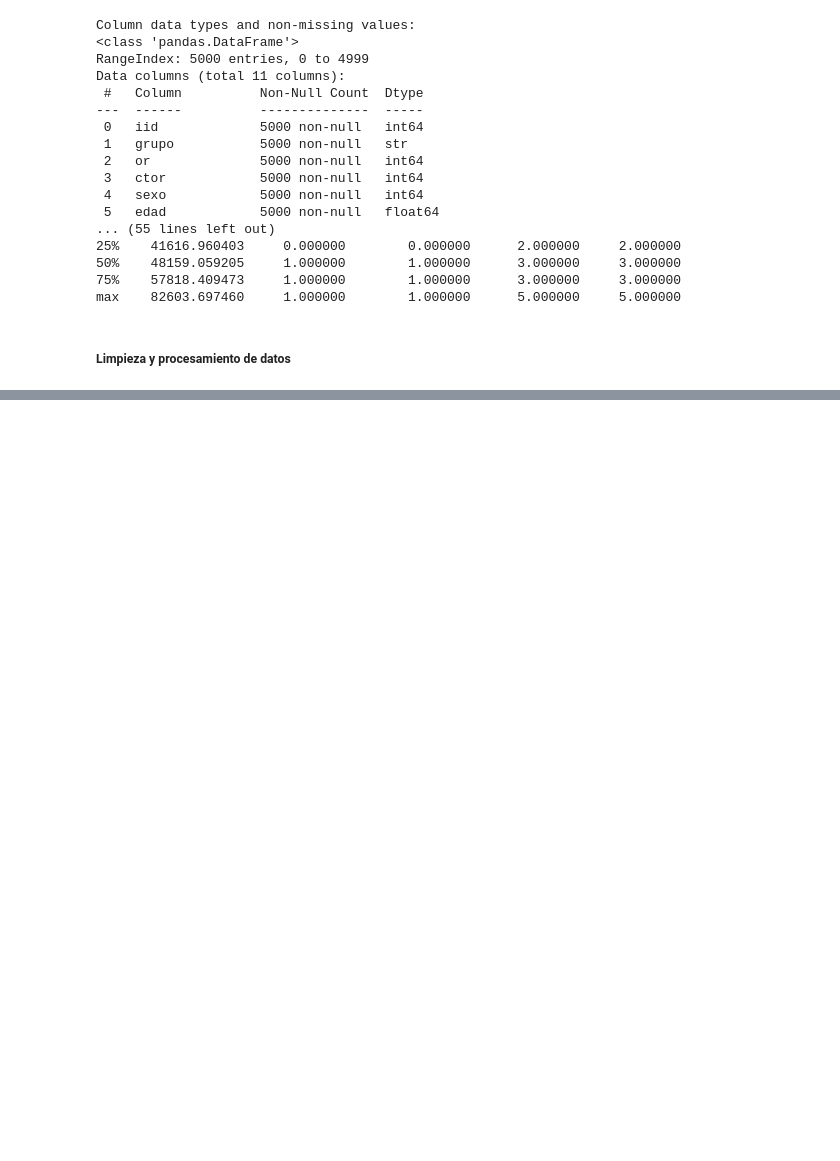
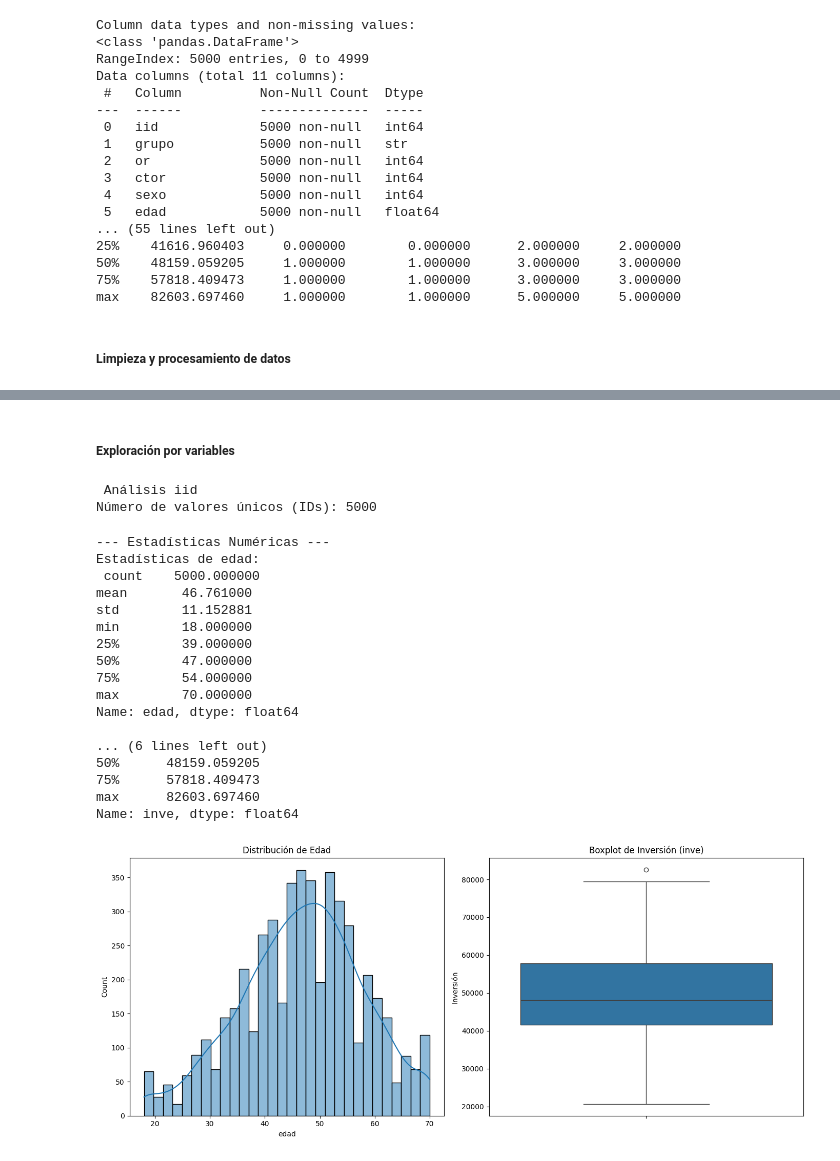
Before and after one commit to hermanndavidcode/-aa2037e872e6de616562b599ed210a60-prueba-tecnica-BEWAY, a Jupyter notebook: Notebook_prueba.ipynb, the cells around one changed output, grey strips where cells are left out. Cells and saved outputs as stored; diff of their text form; code cells hidden in the pictures; blank space fills up the shorter version.

```diff
--- a/Notebook_prueba.ipynb
+++ b/Notebook_prueba.ipynb
@@ -83,0 +105,52 @@ print(df.describe())
+# %% [markdown]
+##### Exploración por variables
+# %%
+# Análisis de id
+print("\n Análisis iid")
+print(f"Número de valores únicos (IDs): {df['iid'].nunique()}")
+# %% [output]
+ Análisis iid
+Número de valores únicos (IDs): 5000
+# %%
+# Análisis edad e inversión
+# Medidas de tendencia central, dispersión y distribución para variables numéricas
+print("\n--- Estadísticas Numéricas ---")
+print("Estadísticas de edad:\n", df['edad'].describe())
+print("\nEstadísticas de inversión (inve):\n", df['inve'].describe())
+
+# Graficación de distribución y boxplot para edad e inversión
+# Canvas
+plt.figure(figsize=(14, 6))
+
+# Histograma y KDE para edad (distribución)
+plt.subplot(1, 2, 1)
+sns.histplot(df['edad'], kde=True)
+plt.title('Distribución de Edad')
+
+# Boxplot para outliers (Visualización de rango y posibles valores extremos)
+plt.subplot(1, 2, 2)
+sns.boxplot(y=df['inve'])
+plt.title('Boxplot de Inversión (inve)')
+plt.ylabel('Inversión')
+
+plt.tight_layout()
+plt.show()
+# %% [output]
+--- Estadísticas Numéricas ---
+Estadísticas de edad:
+ count    5000.000000
+mean       46.761000
+std        11.152881
+min        18.000000
+25%        39.000000
+50%        47.000000
+75%        54.000000
+max        70.000000
+Name: edad, dtype: float64
+
+... (6 lines left out)
+50%      48159.059205
+75%      57818.409473
+max      82603.697460
+Name: inve, dtype: float64
+[figure, added]
```
Also changed, not shown: parts of 7 cells of this notebook.
